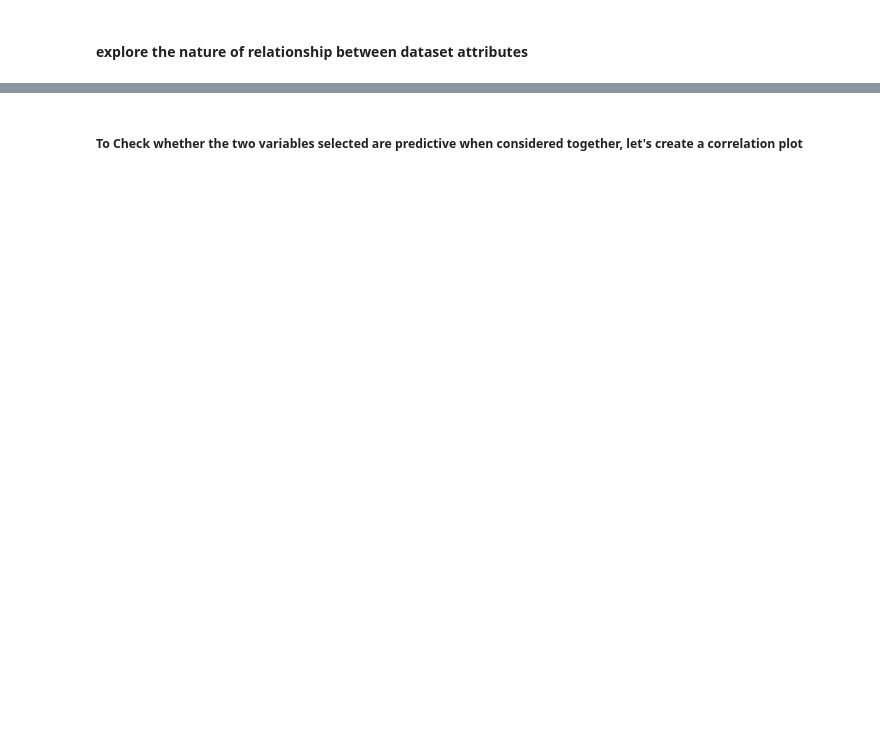
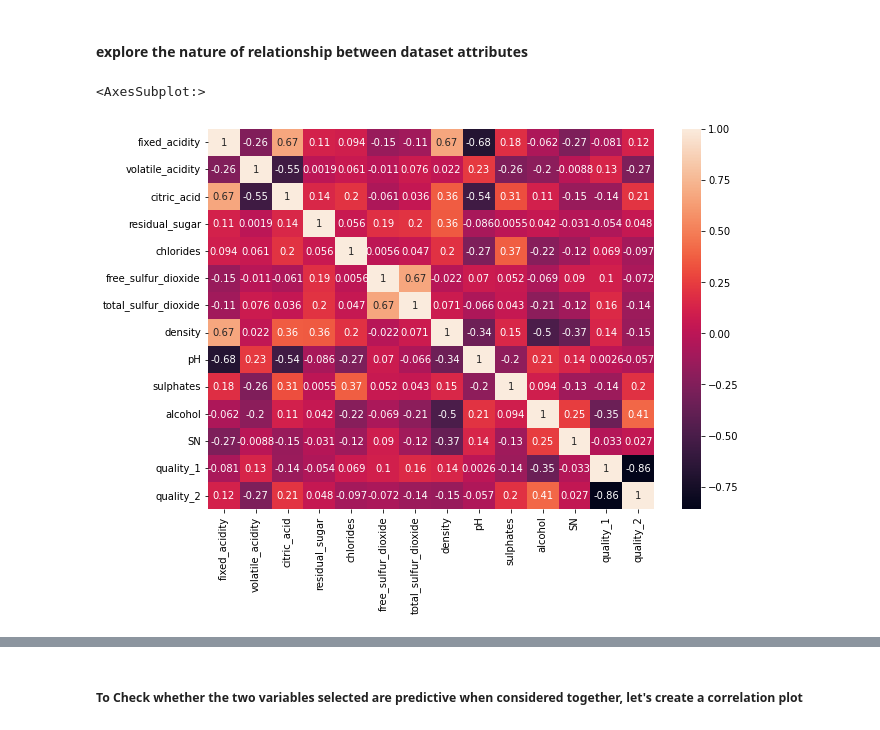
Before and after one commit to meghkc/CS5830-Project7, a Jupyter notebook: cs6830_project7.ipynb, the cells around one changed output, grey strips where cells are left out. Cells and saved outputs as stored; diff of their text form; code cells hidden in the pictures; blank space fills up the shorter version.

```diff
--- a/cs6830_project7.ipynb
+++ b/cs6830_project7.ipynb
@@ -48,9 +91,12 @@ df
 #### explore the nature of relationship between dataset attributes
 # %%
 # Creating a heatmap
-plt.figure(figsize=(15,9))
+plt.figure(figsize=(10,7))
 sns.heatmap(df.corr(),annot=True)
 ## we can take the highly Correlated Values with Hot encoded Class Values
+# %% [output]
+<AxesSubplot:>
+[figure, added]
 # %%
 fig, ax = plt.subplots(2, 3, figsize=(10,10))
 
```
Also changed, not shown: parts of 16 cells of this notebook.
